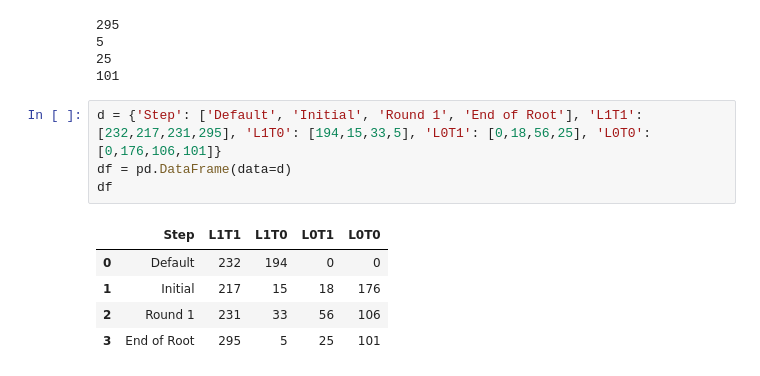
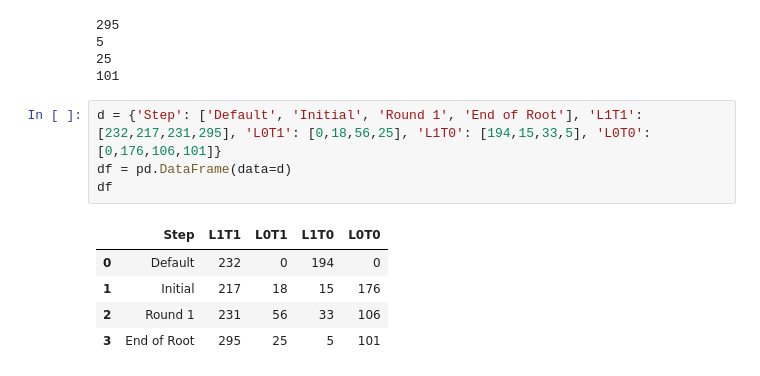
Before and after one commit to ambareeshvaidya/cp_outcome, a Jupyter notebook: src/Plot.ipynb, the cells around one changed output. Cells and saved outputs as stored; diff of their text form.

```diff
--- a/src/Plot.ipynb
+++ b/src/Plot.ipynb
@@ -219,12 +229,12 @@ print(len(merged_df[(merged_df['Time 3']==0) & (merged_df['PLabel 3']==0)]))
 25
 101
 # %%
-d = {'Step': ['Default', 'Initial', 'Round 1', 'End of Root'], 'L1T1': [232,217,231,295], 'L1T0': [194,15,33,5], 'L0T1': [0,18,56,25], 'L0T0': [0,176,106,101]}
+d = {'Step': ['Default', 'Initial', 'Round 1', 'End of Root'], 'L1T1': [232,217,231,295], 'L0T1': [0,18,56,25], 'L1T0': [194,15,33,5], 'L0T0': [0,176,106,101]}
 df = pd.DataFrame(data=d)
 df
 # %% [output]
-|  | Step | L1T1 | L1T0 | L0T1 | L0T0 |
-| 0 | Default | 232 | 194 | 0 | 0 |
-| 1 | Initial | 217 | 15 | 18 | 176 |
-| 2 | Round 1 | 231 | 33 | 56 | 106 |
-| 3 | End of Root | 295 | 5 | 25 | 101 |
+|  | Step | L1T1 | L0T1 | L1T0 | L0T0 |
+| 0 | Default | 232 | 0 | 194 | 0 |
+| 1 | Initial | 217 | 18 | 15 | 176 |
+| 2 | Round 1 | 231 | 56 | 33 | 106 |
+| 3 | End of Root | 295 | 25 | 5 | 101 |
```
Also changed, not shown: parts of 29 cells of this notebook, 5 other files.
